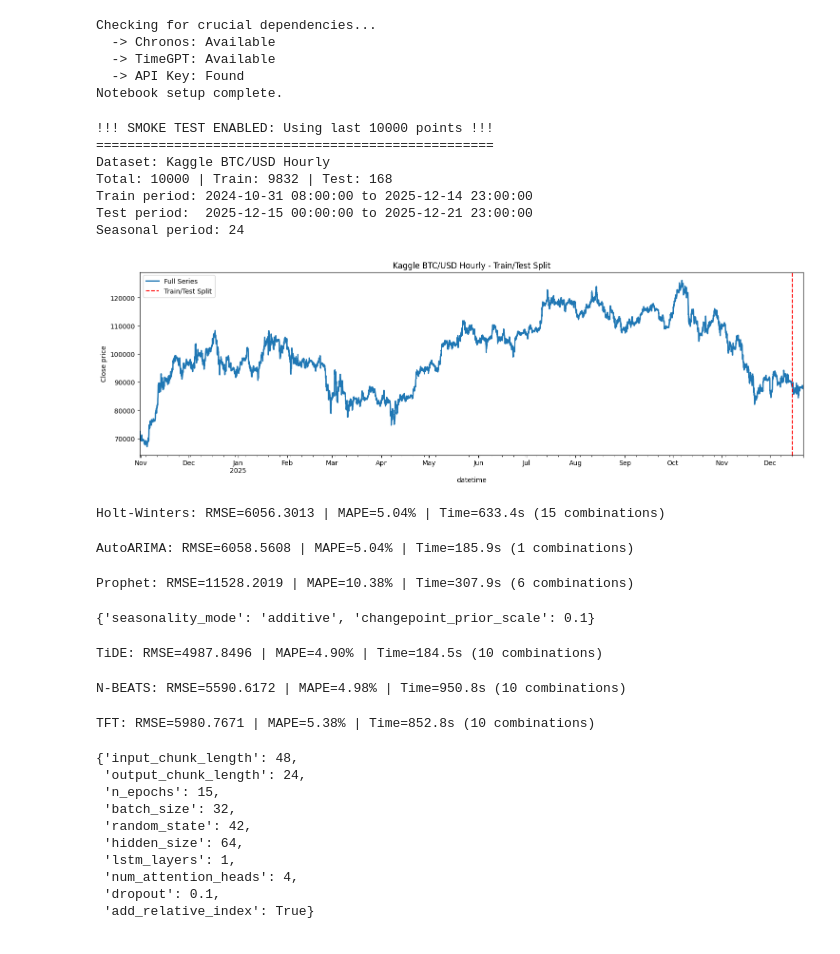
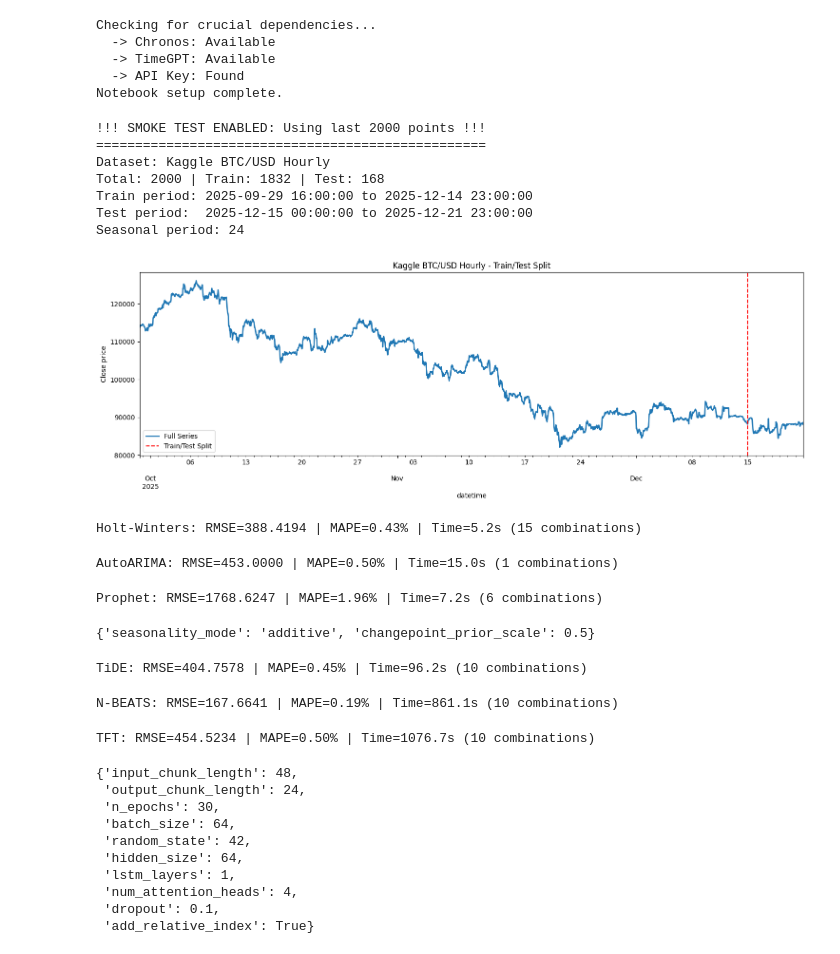
Before and after one commit to ContiHan/Statistika, a Jupyter notebook: forecasting/05_forecasting_kaggle_btcusd_hourly.ipynb, the cells around one changed output. Drawn from its saved outputs; the diff is of its cells as text; code cells hidden in the pictures.

```diff
--- a/forecasting/05_forecasting_kaggle_btcusd_hourly.ipynb
+++ b/forecasting/05_forecasting_kaggle_btcusd_hourly.ipynb
@@ -37,7 +39,7 @@ series = TimeSeries.from_dataframe(
 series = series.astype(np.float32)
 
 SMOKE_TEST = True
-SMOKE_TEST_POINTS = 10000
+SMOKE_TEST_POINTS = 2000
 
 if SMOKE_TEST:
     smoke_msg = f"!!! SMOKE TEST ENABLED: Using last {SMOKE_TEST_POINTS} points !!!"
@@ -56,38 +58,38 @@ offset_map = {
     "D": pd.DateOffset(days=test_periods),
     "H": pd.DateOffset(hours=test_periods),
 }
 offset = offset_map.get(freq, pd.DateOffset(days=test_periods))
 
 train, test = series.split_after(pd.Timestamp(series.end_time()) - offset)
 
 # === SCALING (for Deep Learning models) ===
 # IMPORTANT: Scaler is fitted ONLY on training data to prevent data leakage
 scaler = Scaler()
 train_scaled = scaler.fit_transform(train)
 test_scaled = scaler.transform(test)  # Transform only, no fitting
 series_scaled = scaler.transform(series)
 
 print(f"Dataset: {DATASET_CONFIG['name']}")
 print(f"Total: {len(series)} | Train: {len(train)} | Test: {len(test)}")
 print(f"Train period: {train.start_time()} to {train.end_time()}")
 print(f"Test period:  {test.start_time()} to {test.end_time()}")
 print(f"Seasonal period: {DATASET_CONFIG['seasonal_period']}")
 
 series.plot(label="Full Series", figsize=(18, 5))
 plt.axvline(x=test.start_time(), color="red", linestyle="--", label="Train/Test Split")
 plt.title(f"{DATASET_CONFIG['name']} - Train/Test Split")
 plt.ylabel("Close price")
 plt.legend()
 plt.show()
 # %% [output]
-!!! SMOKE TEST ENABLED: Using last 10000 points !!!
-===================================================
+!!! SMOKE TEST ENABLED: Using last 2000 points !!!
+==================================================
 Dataset: Kaggle BTC/USD Hourly
-Total: 10000 | Train: 9832 | Test: 168
-Train period: 2024-10-31 08:00:00 to 2025-12-14 23:00:00
+Total: 2000 | Train: 1832 | Test: 168
+Train period: 2025-09-29 16:00:00 to 2025-12-14 23:00:00
 Test period:  2025-12-15 00:00:00 to 2025-12-21 23:00:00
 Seasonal period: 24
-[figure, old version]
+[figure, new version]
 # %%
 # 3. Constants
 
@@ -140,10 +142,10 @@ run_tuning_and_eval(
     cv_start_ratio=CV_START_RATIO,
 )
 # %% [output]
-Holt-Winters: RMSE=6056.3013 | MAPE=5.04% | Time=633.4s (15 combinations)
+Holt-Winters: RMSE=388.4194 | MAPE=0.43% | Time=5.2s (15 combinations)
-AutoARIMA: RMSE=6058.5608 | MAPE=5.04% | Time=185.9s (1 combinations)
+AutoARIMA: RMSE=453.0000 | MAPE=0.50% | Time=15.0s (1 combinations)
-Prophet: RMSE=11528.2019 | MAPE=10.38% | Time=307.9s (6 combinations)
+Prophet: RMSE=1768.6247 | MAPE=1.96% | Time=7.2s (6 combinations)
-{'seasonality_mode': 'additive', 'changepoint_prior_scale': 0.1}
+{'seasonality_mode': 'additive', 'changepoint_prior_scale': 0.5}
 # %%
 # 5. Deep Learning Models
 
@@ -198,13 +200,13 @@ run_tuning_and_eval(
     cv_start_ratio=CV_START_RATIO,
 )
 # %% [output]
-TiDE: RMSE=4987.8496 | MAPE=4.90% | Time=184.5s (10 combinations)
+TiDE: RMSE=404.7578 | MAPE=0.45% | Time=96.2s (10 combinations)
-N-BEATS: RMSE=5590.6172 | MAPE=4.98% | Time=950.8s (10 combinations)
+N-BEATS: RMSE=167.6641 | MAPE=0.19% | Time=861.1s (10 combinations)
-TFT: RMSE=5980.7671 | MAPE=5.38% | Time=852.8s (10 combinations)
+TFT: RMSE=454.5234 | MAPE=0.50% | Time=1076.7s (10 combinations)
 {'input_chunk_length': 48,
  'output_chunk_length': 24,
- 'n_epochs': 15,
- 'batch_size': 32,
+ 'n_epochs': 30,
+ 'batch_size': 64,
  'random_state': 42,
  'hidden_size': 64,
  'lstm_layers': 1,
```
Also changed, not shown: parts of 8 cells of this notebook, 27 other files.
